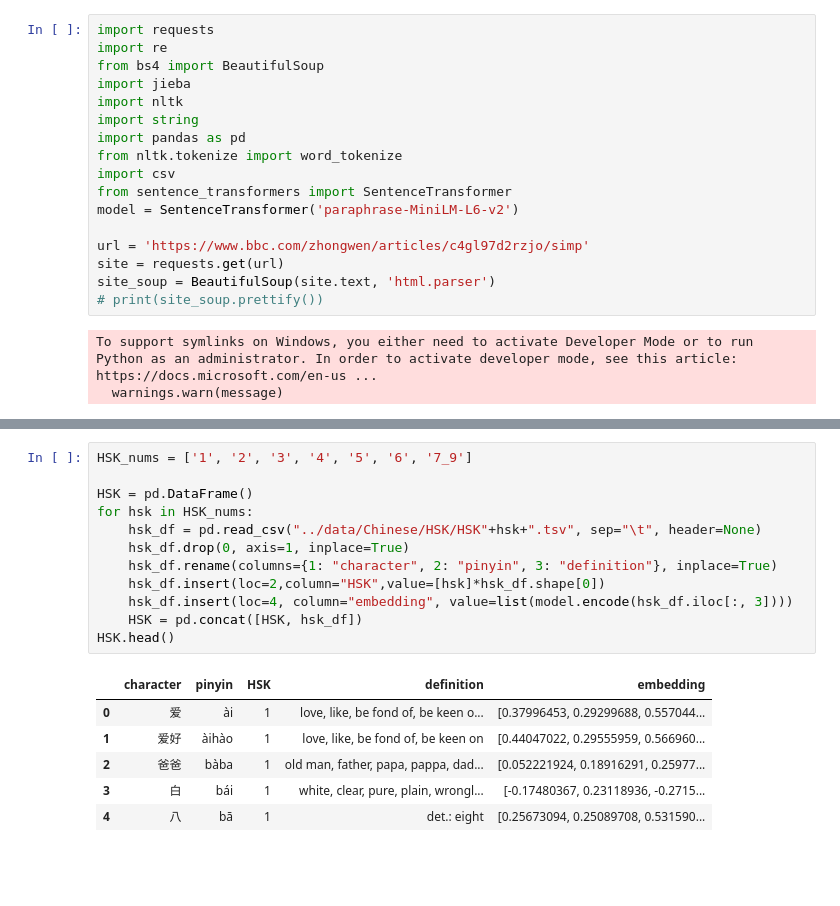
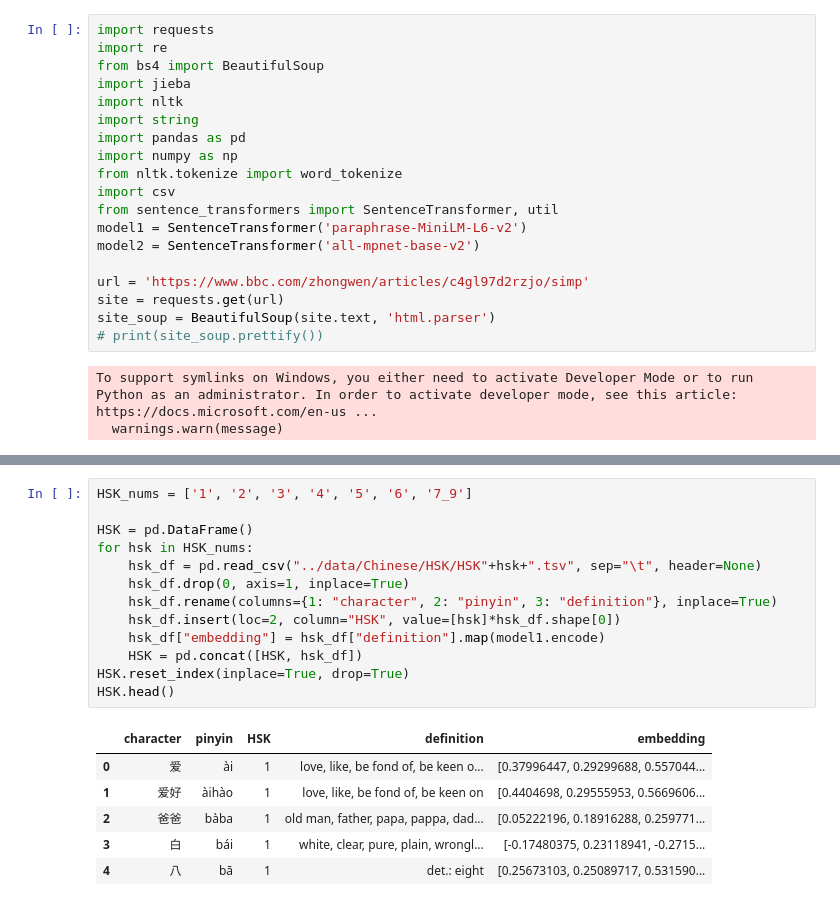
Before and after one commit to brianjohnson555/text_simplification, a Jupyter notebook: src/read_website.ipynb, the cells around one changed output, grey strips where cells are left out. Cells and saved outputs as stored; diff of their text form; blank space fills up the shorter version.

Commit message:
sentence embedding similarity

```diff
--- a/src/read_website.ipynb
+++ b/src/read_website.ipynb
@@ -6,10 +6,12 @@ import jieba
 import nltk
 import string
 import pandas as pd
+import numpy as np
 from nltk.tokenize import word_tokenize
 import csv
-from sentence_transformers import SentenceTransformer
-model = SentenceTransformer('paraphrase-MiniLM-L6-v2')
+from sentence_transformers import SentenceTransformer, util
+model1 = SentenceTransformer('paraphrase-MiniLM-L6-v2')
+model2 = SentenceTransformer('all-mpnet-base-v2')
 
 url = 'https://www.bbc.com/zhongwen/articles/c4gl97d2rzjo/simp'
 site = requests.get(url)
@@ -43,19 +46,20 @@ Prefix dict has been built successfully.
 # %%
 HSK_nums = ['1', '2', '3', '4', '5', '6', '7_9']
 
 HSK = pd.DataFrame()
 for hsk in HSK_nums:
     hsk_df = pd.read_csv("../data/Chinese/HSK/HSK"+hsk+".tsv", sep="\t", header=None)
     hsk_df.drop(0, axis=1, inplace=True)
     hsk_df.rename(columns={1: "character", 2: "pinyin", 3: "definition"}, inplace=True)
-    hsk_df.insert(loc=2,column="HSK",value=[hsk]*hsk_df.shape[0])
-    hsk_df.insert(loc=4, column="embedding", value=list(model.encode(hsk_df.iloc[:, 3])))
+    hsk_df.insert(loc=2, column="HSK", value=[hsk]*hsk_df.shape[0])
+    hsk_df["embedding"] = hsk_df["definition"].map(model1.encode)
     HSK = pd.concat([HSK, hsk_df])
+HSK.reset_index(inplace=True, drop=True)
 HSK.head()
 # %% [output]
 |  | character | pinyin | HSK | definition | embedding |
-| 0 | 爱 | ài | 1 | love, like, be fond of, be keen o... | [0.37996453, 0.29299688, 0.557044... |
-| 1 | 爱好 | àihào | 1 | love, like, be fond of, be keen on | [0.44047022, 0.29555959, 0.566960... |
-| 2 | 爸爸 | bàba | 1 | old man, father, papa, pappa, dad... | [0.052221924, 0.18916291, 0.25977... |
-| 3 | 白 | bái | 1 | white, clear, pure, plain, wrongl... | [-0.17480367, 0.23118936, -0.2715... |
-| 4 | 八 | bā | 1 | det.: eight | [0.25673094, 0.25089708, 0.531590... |
+| 0 | 爱 | ài | 1 | love, like, be fond of, be keen o... | [0.37996447, 0.29299688, 0.557044... |
+| 1 | 爱好 | àihào | 1 | love, like, be fond of, be keen on | [0.4404698, 0.29555953, 0.5669606... |
+| 2 | 爸爸 | bàba | 1 | old man, father, papa, pappa, dad... | [0.05222196, 0.18916288, 0.259771... |
+| 3 | 白 | bái | 1 | white, clear, pure, plain, wrongl... | [-0.17480375, 0.23118941, -0.2715... |
+| 4 | 八 | bā | 1 | det.: eight | [0.25673103, 0.25089717, 0.531590... |
```
Also changed, not shown: parts of 15 cells of this notebook.
